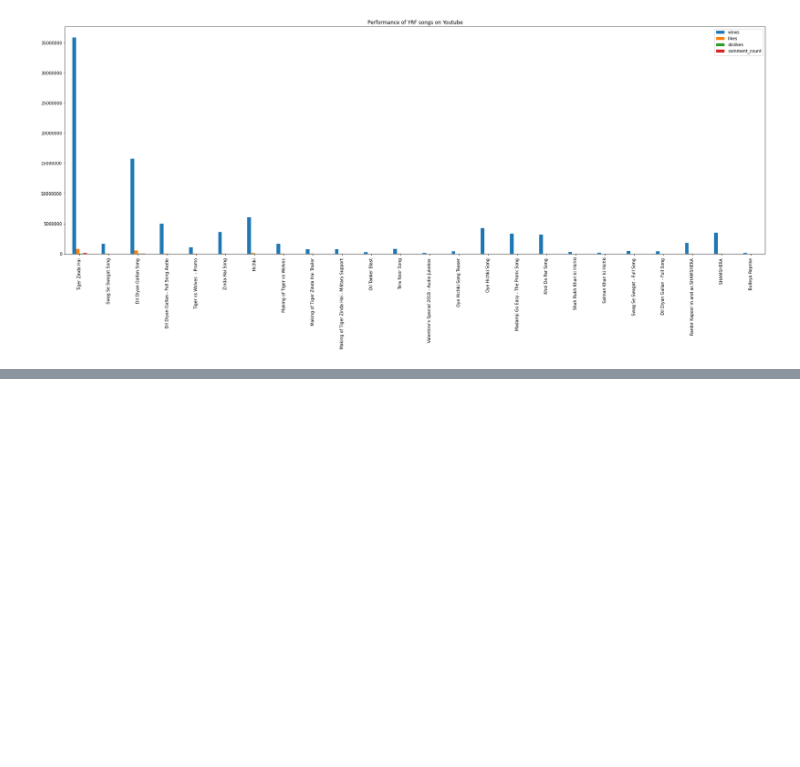
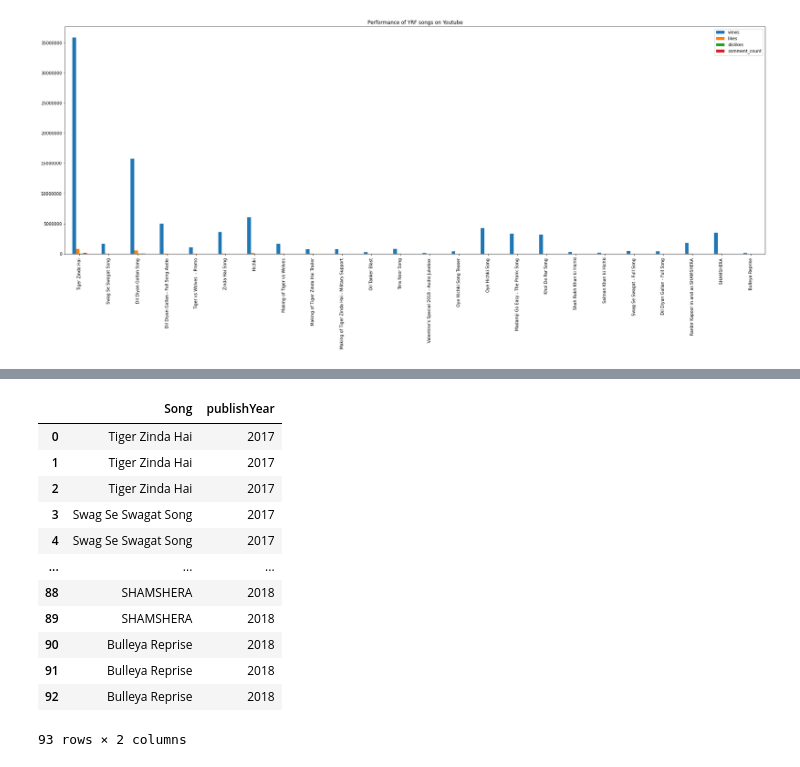
Before and after one commit to kartikay89/Data-Analysis, a Jupyter notebook: Youtube.ipynb, the cells around one changed output, grey strips where cells are left out. Drawn from its saved outputs; the diff is of its cells as text; code cells hidden in the pictures; blank space fills up the shorter version.

```diff
--- a/Youtube.ipynb
+++ b/Youtube.ipynb
@@ -200,0 +225,18 @@ plt.show()
+# %%
+publish_DFV4 = publish_DF.drop(columns=['publish_time', 'publihsYear'], axis=1)
+publish_DFV5 = publish_DFV4.fillna('0')
+publish_DFV5
+# %% [output]
+|  | Song | publishYear |
+| 0 | Tiger Zinda Hai | 2017 |
+| 1 | Tiger Zinda Hai | 2017 |
+| 2 | Tiger Zinda Hai | 2017 |
+| 3 | Swag Se Swagat Song | 2017 |
+| 4 | Swag Se Swagat Song | 2017 |
+| ... | ... | ... |
+| 88 | SHAMSHERA | 2018 |
+| 89 | SHAMSHERA | 2018 |
+| 90 | Bulleya Reprise | 2018 |
+| 91 | Bulleya Reprise | 2018 |
+| 92 | Bulleya Reprise | 2018 |
+93 rows × 2 columns
```
Also changed, not shown: parts of 10 cells of this notebook.
